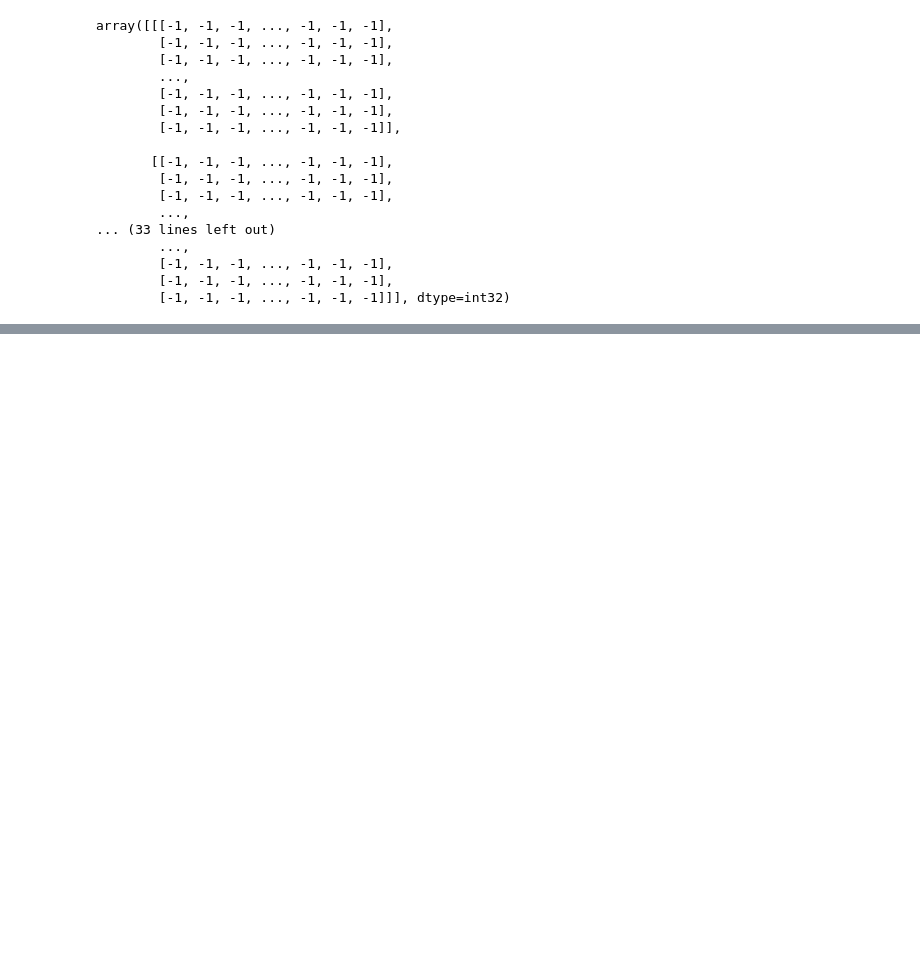
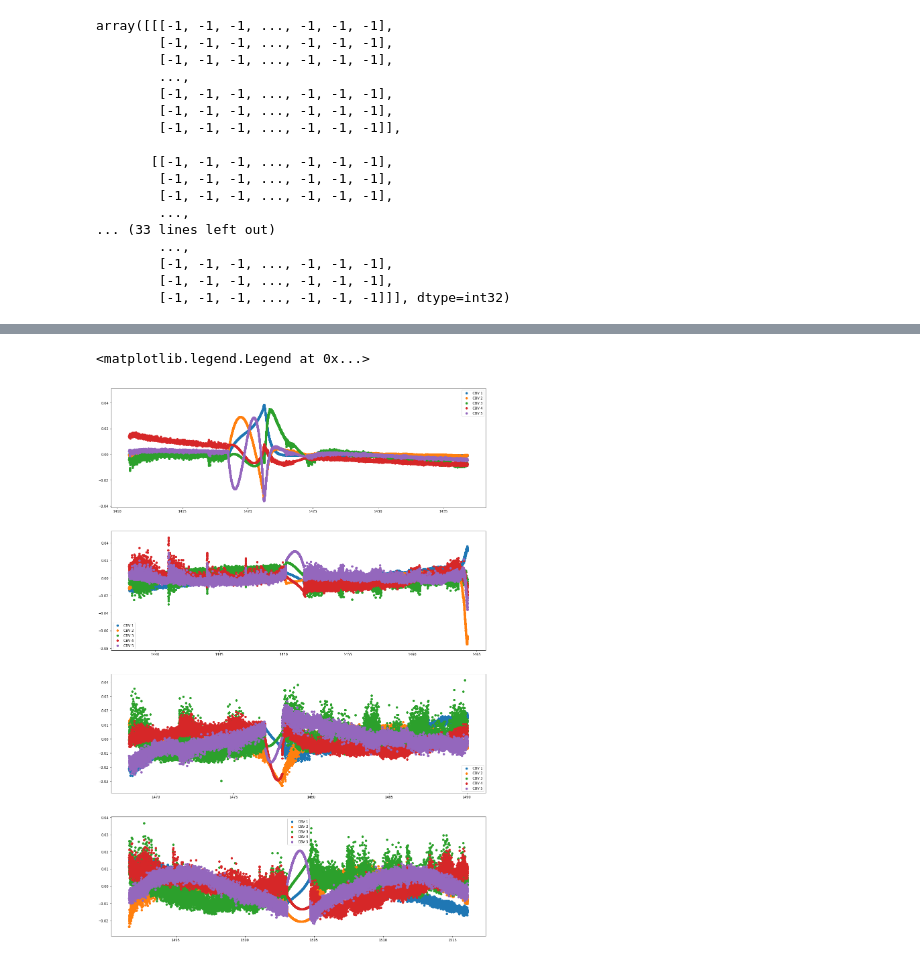
Before and after one commit to sebastian-zieba/betaPic_comet, a Jupyter notebook: construction_of_the_lightcurve.ipynb, the cells around one changed output, grey strips where cells are left out. Saved outputs shown, nothing was run; the diff lists cells and outputs as text; code cells hidden in the pictures; blank space fills up the shorter version.

```diff
--- a/construction_of_the_lightcurve.ipynb
+++ b/construction_of_the_lightcurve.ipynb
@@ -615,0 +656,17 @@ np.savetxt('betaPic_raw.txt',datapairs)
+# %%
+import os
+from astropy.io import fits
+
+datadir = os.getcwd()
+
+datadir = datadir + '/mast_files/cbvs'
+
+datafile4_cbv = '/tess2018292075959-s0004-4-1-0124-s_cbv.fits'
+datafile5_cbv = '/tess2018319095959-s0005-3-4-0125-s_cbv.fits'
+datafile6_cbv = '/tess2018349182459-s0006-3-3-0126-s_cbv.fits'
+datafile7_cbv = '/tess2019006130736-s0007-3-3-0131-s_cbv.fits'
+# %%
+cbv4 = fits.getdata(datadir + datafile4_cbv)
+cbv5 = fits.getdata(datadir + datafile5_cbv)
+cbv6 = fits.getdata(datadir + datafile6_cbv)
+cbv7 = fits.getdata(datadir + datafile7_cbv)
@@ -615,0 +695,21 @@ np.savetxt('betaPic_raw.txt',datapairs)
+# %%
+fig, axs = plt.subplots(4, 1, figsize=(20, 30))
+
+for i in range(1, 6):
+    axs[0].scatter(cbv4['TIME'], cbv4['VECTOR_{0}'.format(i)], label = 'CBV {0}'.format(i))
+axs[0].legend()
+
+for i in range(1, 6):
+    axs[1].scatter(cbv5['TIME'], cbv5['VECTOR_{0}'.format(i)], label = 'CBV {0}'.format(i))
+axs[1].legend()
+
+for i in range(1, 6):
+    axs[2].scatter(cbv6['TIME'], cbv6['VECTOR_{0}'.format(i)], label = 'CBV {0}'.format(i))
+axs[2].legend()
+
+for i in range(1, 6):
+    axs[3].scatter(cbv7['TIME'], cbv7['VECTOR_{0}'.format(i)], label = 'CBV {0}'.format(i))
+axs[3].legend()
+# %% [output]
+<matplotlib.legend.Legend at 0x...>
+[figure, added]
```
Also changed, not shown: parts of 30 cells of this notebook, 4 other files.
